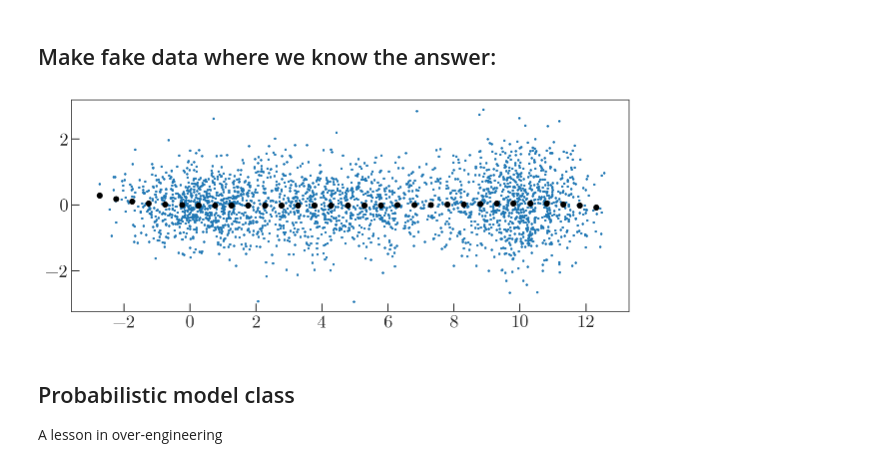
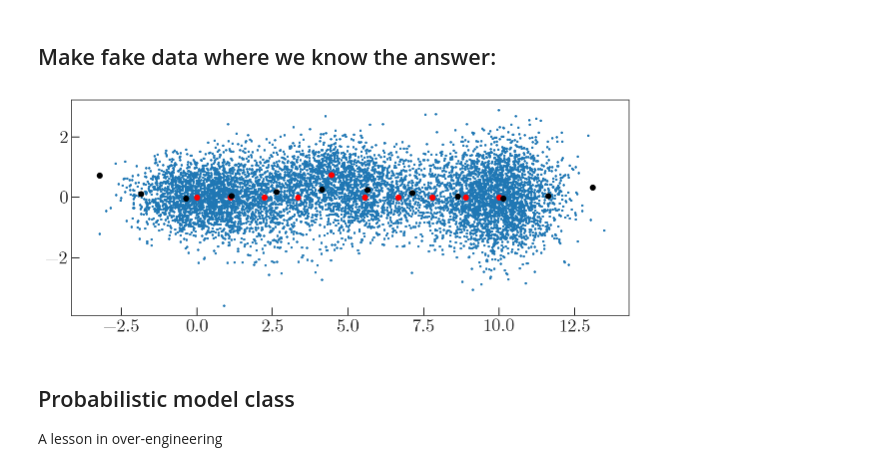
Before and after one commit to adrn/Pal5sBiggestFan, a Jupyter notebook: notebooks/Sky-likelihood-simplex-trick.ipynb, the cells around one changed output. Cells and saved outputs as stored; diff of their text form; code cells hidden in the pictures.

Commit message:
allow nodes to move a bit

```diff
--- a/notebooks/Sky-likelihood-simplex-trick.ipynb
+++ b/notebooks/Sky-likelihood-simplex-trick.ipynb
@@ -146,13 +36,27 @@ rnd = np.random.RandomState(22)
 true_K = 10
 true_nodes = np.stack((np.linspace(0, 10, true_K),
                        np.zeros(true_K))).T
+true_nodes[4, 1] += 0.75
 true_s = rnd.uniform(0.5, 1., size=true_K)
 
 true_z = rnd.uniform(0.8, 0.95, size=true_K-1)
 true_a = z_to_a(true_z)
 assert np.isclose(true_a.sum(), 1.)
 
-true_dens_model = DensityModel2D(X)
-true_dens_model.poly = np.poly1d([0.])
-track = true_dens_model.get_dense_poly_track(size=10000)
-nodes = true_dens_model.set_nodes(track=track, nodes=true_nodes)
+# Sample from truth:
+C = np.zeros((true_K, D, D))
+C[:, 0, 0] = h**2
+C[:, 1, 1] = true_s**2
+
+P = np.zeros_like(C)
+for k in range(true_K):
+    P[k] = np.linalg.cholesky(np.linalg.inv(C[k]))
+
+gmm = GaussianMixture(n_components=true_K, covariance_type='full')
+gmm.fit(np.random.random(size=(true_K+1, 2)))
+gmm.weights_ = true_a
+gmm.covariances_ = C
+gmm.precisions_cholesky_ = P
+gmm.means_ = true_nodes
+
+X = gmm.sample(n_samples=8000)[0]
@@ -159,14 +68,15 @@ nodes = true_dens_model.set_nodes(track=track, nodes=true_nodes)
 # %%
 dens_model = DensityModel2D(X)
 track = dens_model.get_dense_poly_track(size=10000)
-nodes = dens_model.set_nodes(spacing=0.5, track=track)
+nodes = dens_model.set_nodes(spacing=1.5, track=track)
 # %%
 plt.figure(figsize=(10, 4))
 plt.plot(X[:, 0], X[:, 1], marker='.', ls='none')
+plt.scatter(true_nodes[:, 0], true_nodes[:, 1], zorder=10, color='r')
 plt.scatter(nodes[:, 0], nodes[:, 1], zorder=10, color='k')
 plt.gca().set_aspect('equal')
 # %% [output]
-[figure, old version]
+[figure, new version]
 # %% [markdown]
 ## Probabilistic model class
 
```
Also changed, not shown: parts of 23 cells of this notebook, 1 other file.
